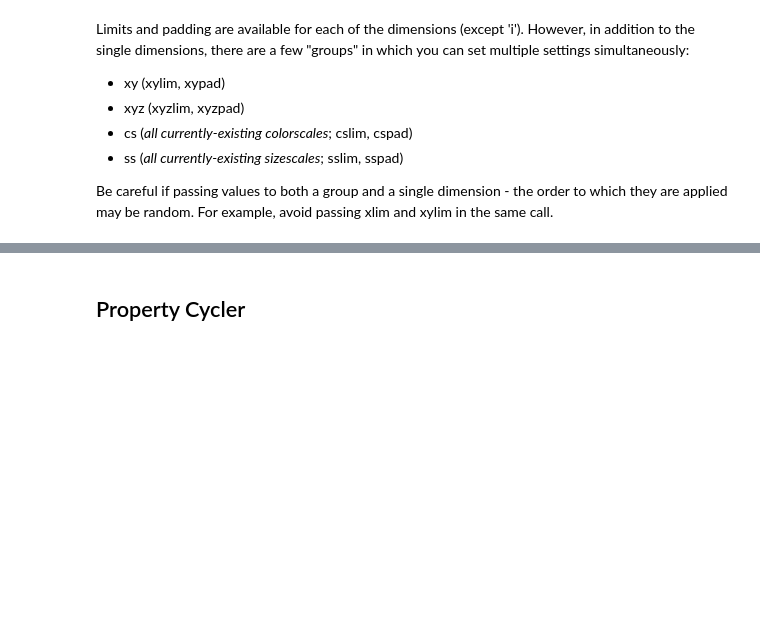
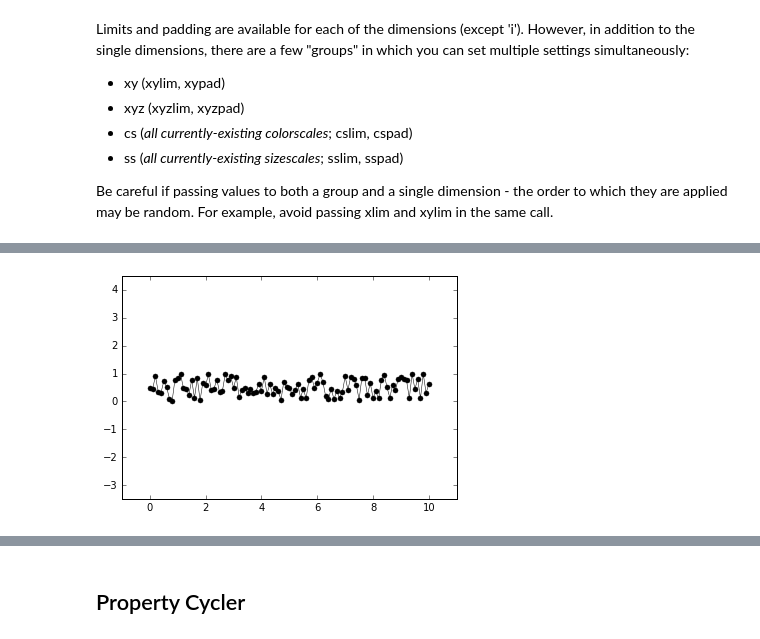
Before and after one commit to kecnry/autofig, a Jupyter notebook: examples/autofig_basics.ipynb, the cells around one changed output, grey strips where cells are left out. Drawn from its saved outputs; the diff is of its cells as text; code cells hidden in the pictures; blank space fills up the shorter version.

Commit message:
support for equal_aspect with either padding or changing axes box size

```diff
--- a/examples/autofig_basics.ipynb
+++ b/examples/autofig_basics.ipynb
@@ -210,0 +222,5 @@ autofig.plot(x=x, y=y+2, c=3*c, clabel='other thing', cmap='cool', cslim=(0,3),
+# %%
+autofig.reset()
+autofig.plot(x=x*10, y=y, equal_aspect=True, show=True)
+# %% [output]
+[figure, added]
```
Also changed, not shown: parts of 24 cells of this notebook, 1 other file.
